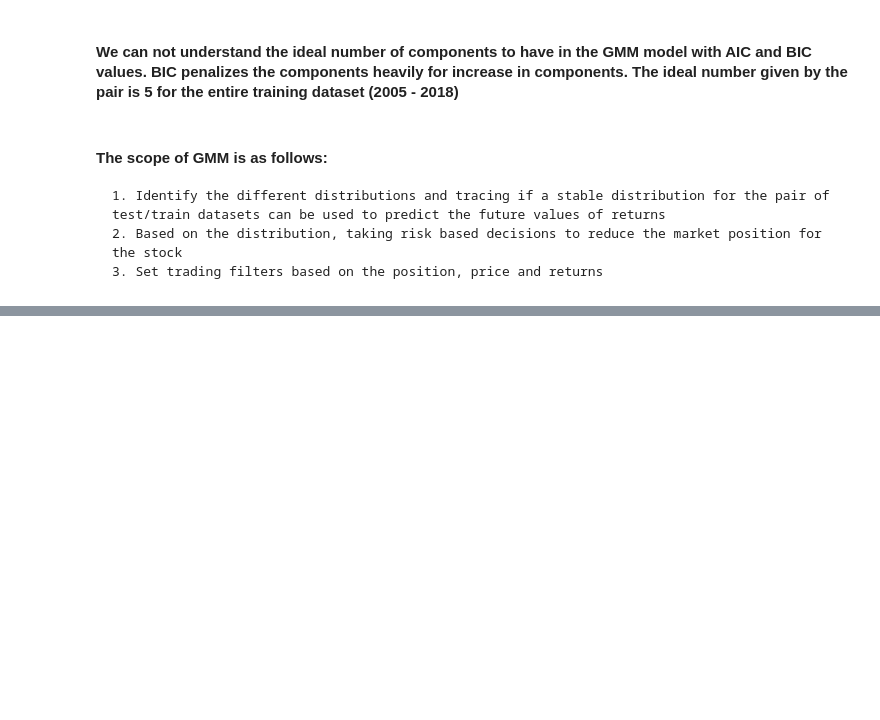
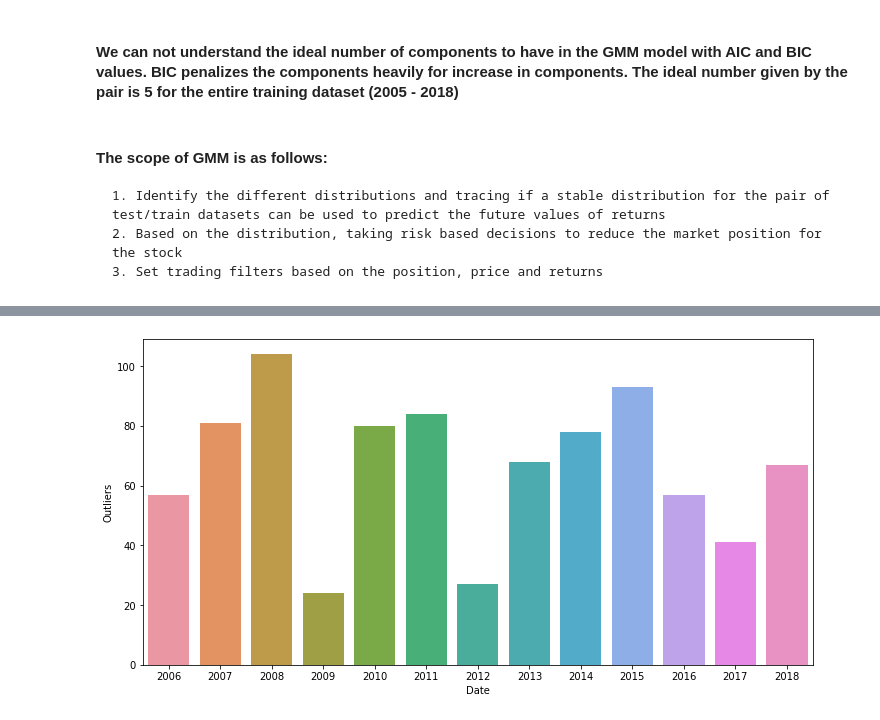
Before and after one commit to shardul0913/Fin-StatisticalArbitrage, a Jupyter notebook: Stationary Arbitrage.ipynb, the cells around one changed output, grey strips where cells are left out. Drawn from its saved outputs; the diff is of its cells as text; code cells hidden in the pictures; blank space fills up the shorter version.

```diff
--- a/Stationary Arbitrage.ipynb
+++ b/Stationary Arbitrage.ipynb
@@ -487,0 +506,19 @@ predPlot(pred_test)
+# %%
+def plotOut(pred_test,F):
+    grp = pred_test.groupby([pd.Grouper(freq=F)])['in_range']
+    outlierDf = (grp.count()-grp.sum()).reset_index()
+
+    fig = plt.figure(figsize=(12,6))
+
+    if F=='Y':
+        outlierDf.Date = outlierDf['Date'].dt.year
+    else:
+        outlierDf.Date = outlierDf['Date'].dt.to_period('M')
+
+    outlierDf.set_index(outlierDf.Date,inplace=True)
+    outlierDf.rename(columns={'Date':F,'in_range':'Outliers'},inplace=True)
+    sns.barplot(outlierDf.index,outlierDf.Outliers)
+#     sns.set_xticklabels(outlierDf.index.df.year)
+plotOut(pred_test,'Y')
+# %% [output]
+[figure, added]
```
Also changed, not shown: parts of 16 cells of this notebook.
